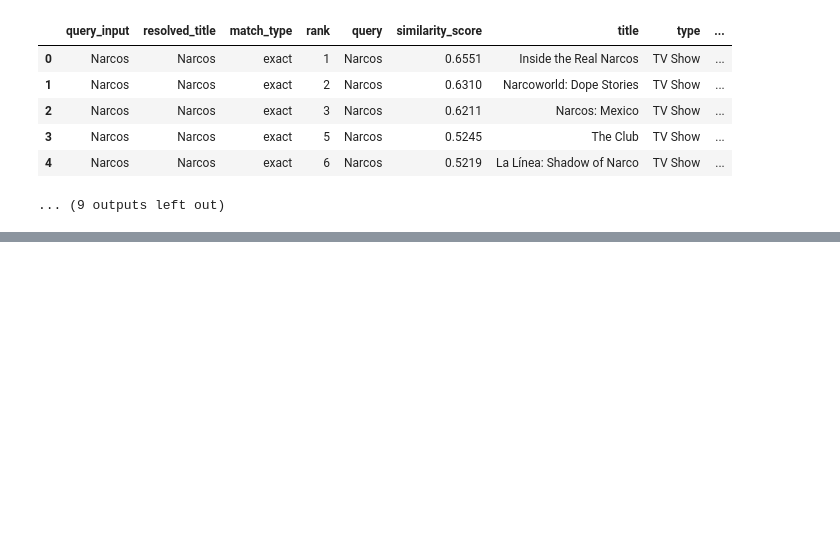
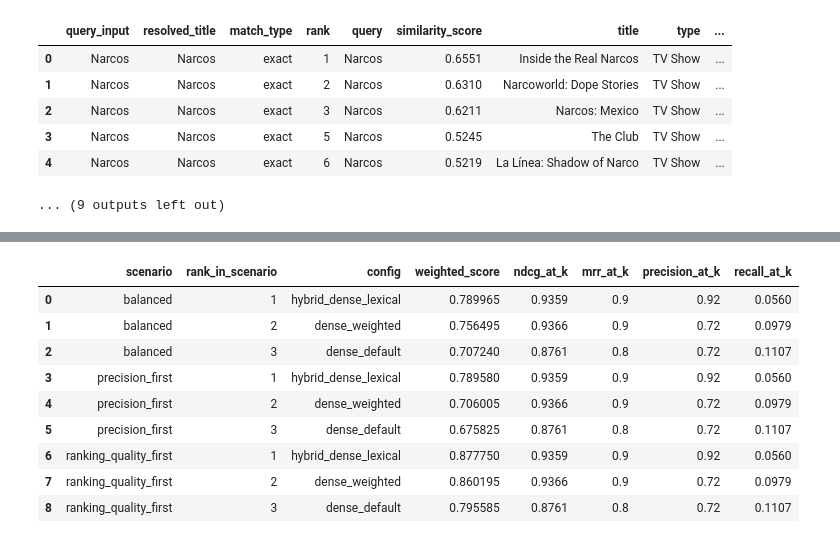
Before and after one commit to Nichonicholass/bigdata-movie, a Jupyter notebook: similiar_items.ipynb, the cells around one changed output, grey strips where cells are left out. Saved outputs shown, nothing was run; the diff lists cells and outputs as text; code cells hidden in the pictures; blank space fills up the shorter version.

```diff
--- a/similiar_items.ipynb
+++ b/similiar_items.ipynb
@@ -799,0 +1292,70 @@ For deeper validation, combine this qualitative view with quantitative metrics f
+# %%
+# STEP 12: Weight Sensitivity Analysis
+weight_scenarios = {
+    "balanced": {
+        "ndcg_at_k": 0.35,
+        "mrr_at_k": 0.30,
+        "precision_at_k": 0.20,
+        "recall_at_k": 0.15,
+    },
+    "precision_first": {
+        "ndcg_at_k": 0.20,
+        "mrr_at_k": 0.20,
+        "precision_at_k": 0.45,
+        "recall_at_k": 0.15,
+    },
+    "ranking_quality_first": {
+        "ndcg_at_k": 0.50,
+        "mrr_at_k": 0.35,
+        "precision_at_k": 0.10,
+        "recall_at_k": 0.05,
+    },
+}
+
+scenario_rows = []
+scenario_detail_frames = []
+for scenario_name, scenario_weights in weight_scenarios.items():
+    tmp = summary_metrics[["config", "ndcg_at_k", "mrr_at_k", "precision_at_k", "recall_at_k"]].copy()
+    tmp["scenario"] = scenario_name
+    tmp["weighted_score"] = 0.0
+
+    for metric_name, w in scenario_weights.items():
+        tmp["weighted_score"] += tmp[metric_name] * w
+
+    tmp = tmp.sort_values("weighted_score", ascending=False).reset_index(drop=True)
+    tmp["rank_in_scenario"] = np.arange(1, len(tmp) + 1)
+    scenario_detail_frames.append(tmp)
+
+    top_row = tmp.iloc[0]
+    scenario_rows.append({
+        "scenario": scenario_name,
+        "best_config": top_row["config"],
+        "best_weighted_score": round(float(top_row["weighted_score"]), 4),
+    })
+
+scenario_best_df = pd.DataFrame(scenario_rows)
+scenario_all_scores_df = pd.concat(scenario_detail_frames, ignore_index=True)
+
+print("Best configuration per weighting scenario:")
+display(scenario_best_df)
+
+print("\nDetailed ranking by scenario:")
+display(scenario_all_scores_df[[
+    "scenario",
+    "rank_in_scenario",
+    "config",
+    "weighted_score",
+    "ndcg_at_k",
+    "mrr_at_k",
+    "precision_at_k",
+    "recall_at_k",
+]])
+
+scenario_best_path = OUTPUT_RECOMMEND_DIR / "weight_sensitivity_best_config.csv"
+scenario_all_scores_path = OUTPUT_RECOMMEND_DIR / "weight_sensitivity_all_scores.csv"
+scenario_best_df.to_csv(scenario_best_path, index=False)
+scenario_all_scores_df.to_csv(scenario_all_scores_path, index=False)
+print("\nSaved:")
+print(f"- {scenario_best_path}")
+print(f"- {scenario_all_scores_path}")
+# %% [output]
@@ -799,0 +1368,10 @@ For deeper validation, combine this qualitative view with quantitative metrics f
+|  | scenario | rank_in_scenario | config | weighted_score | ndcg_at_k | mrr_at_k | precision_at_k | recall_at_k |
+| 0 | balanced | 1 | hybrid_dense_lexical | 0.789965 | 0.9359 | 0.9 | 0.92 | 0.0560 |
+| 1 | balanced | 2 | dense_weighted | 0.756495 | 0.9366 | 0.9 | 0.72 | 0.0979 |
+| 2 | balanced | 3 | dense_default | 0.707240 | 0.8761 | 0.8 | 0.72 | 0.1107 |
+| 3 | precision_first | 1 | hybrid_dense_lexical | 0.789580 | 0.9359 | 0.9 | 0.92 | 0.0560 |
+| 4 | precision_first | 2 | dense_weighted | 0.706005 | 0.9366 | 0.9 | 0.72 | 0.0979 |
+| 5 | precision_first | 3 | dense_default | 0.675825 | 0.8761 | 0.8 | 0.72 | 0.1107 |
+| 6 | ranking_quality_first | 1 | hybrid_dense_lexical | 0.877750 | 0.9359 | 0.9 | 0.92 | 0.0560 |
+| 7 | ranking_quality_first | 2 | dense_weighted | 0.860195 | 0.9366 | 0.9 | 0.72 | 0.0979 |
+| 8 | ranking_quality_first | 3 | dense_default | 0.795585 | 0.8761 | 0.8 | 0.72 | 0.1107 |
```
Also changed, not shown: parts of 26 cells of this notebook.
